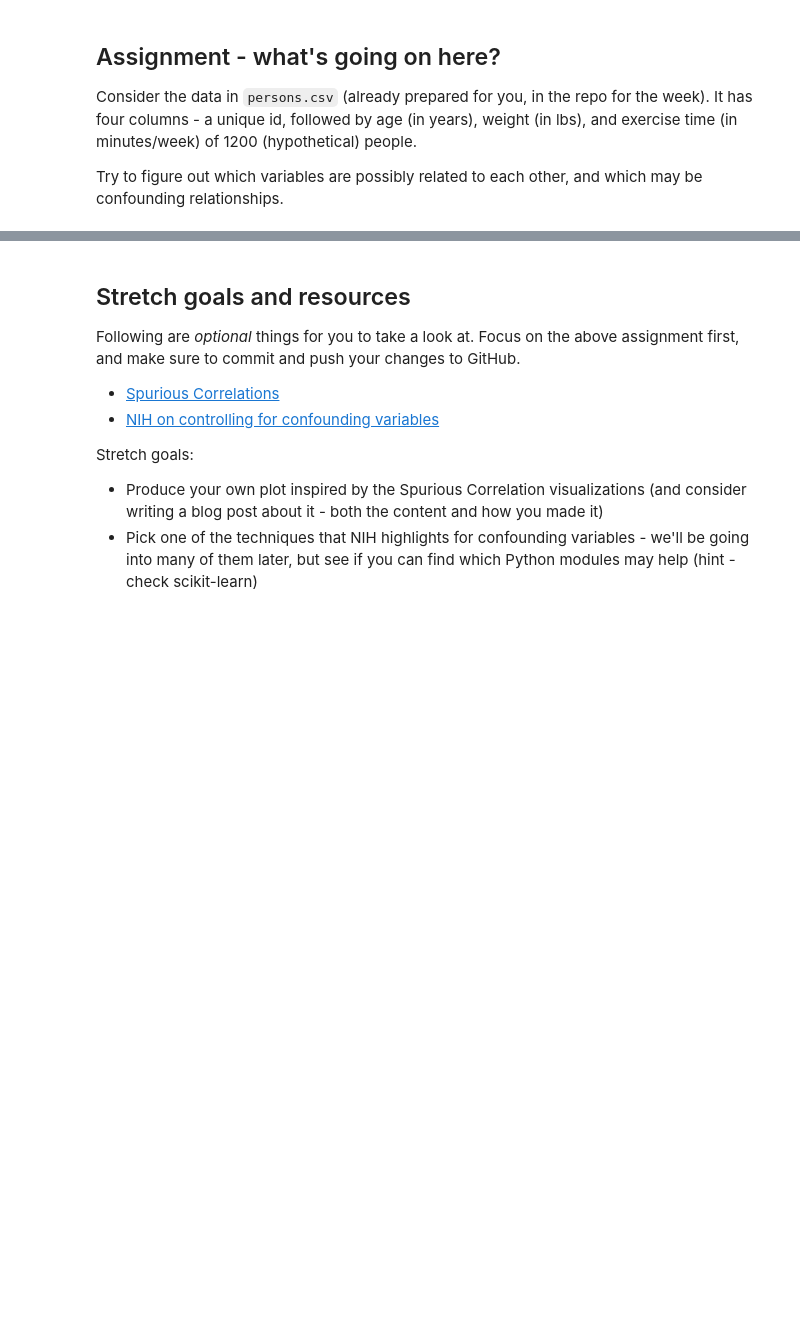
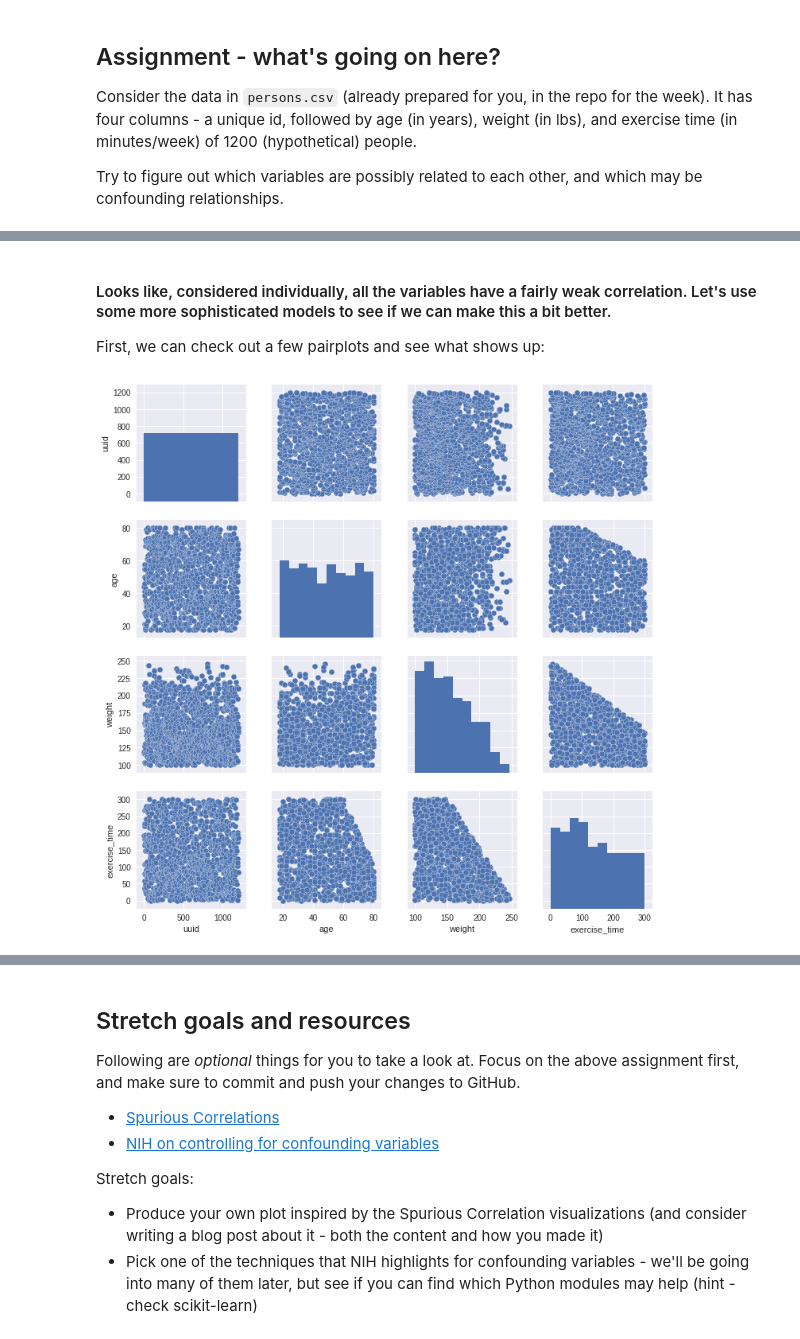
Before and after one commit to bloominstituteoftechnology/DS-Unit-1-Sprint-1-Dealing-With-Data, a Jupyter notebook: module4-databackedassertions/LS_DS_114_Making_Data_backed_Assertions.ipynb, the cells around one changed output, grey strips where cells are left out. Cells and saved outputs as stored; diff of their text form; code cells hidden in the pictures; blank space fills up the shorter version.

```diff
--- a/module4-databackedassertions/LS_DS_114_Making_Data_backed_Assertions.ipynb
+++ b/module4-databackedassertions/LS_DS_114_Making_Data_backed_Assertions.ipynb
@@ -178,5 +157,11 @@ Try to figure out which variables are possibly related to each other, and which
 # TODO - your code here
 # Use what we did live in lecture as an example
 
+# I decided it would be easier to just download the file and fix the header manually.
+
+from google.colab import files
+uploaded = files.upload()
+
 # HINT - you can find the raw URL on GitHub and potentially use that
+
 # to load the data with read_csv, or you can upload it yourself
@@ -190,0 +171,4 @@ After you've worked on some code, answer the following questions in this text bl
+# %%
+import io
+persons_data = pd.read_csv(io.BytesIO(uploaded['persons.csv']))
+persons_data.head()
@@ -190,0 +190,9 @@ After you've worked on some code, answer the following questions in this text bl
+# %% [markdown]
+#### Looks like, considered individually, all the variables have a fairly weak correlation. Let's use some more sophisticated models to see if we can make this a bit better.
+
+First, we can check out a few pairplots and see what shows up:
+# %%
+import seaborn as sns
+pair_plots = sns.pairplot(persons_data)
+# %% [output]
+[figure, added]
```
Also changed, not shown: parts of 19 cells of this notebook.
